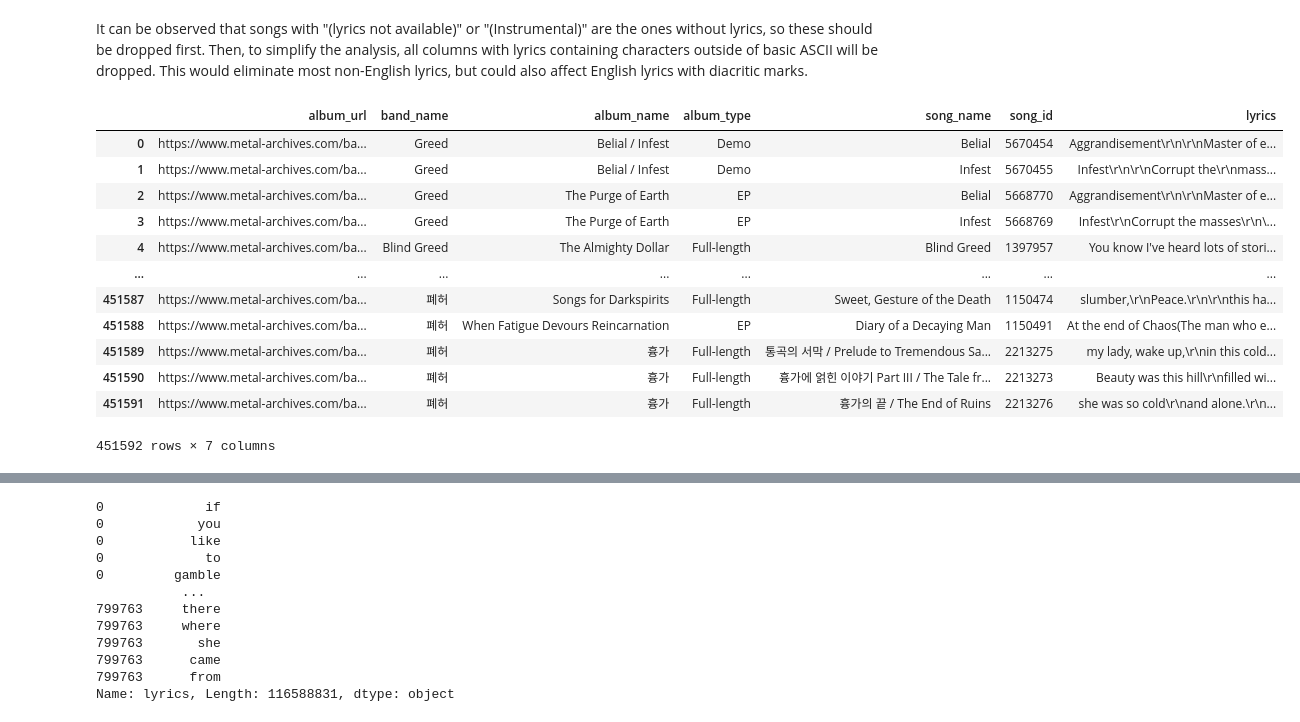
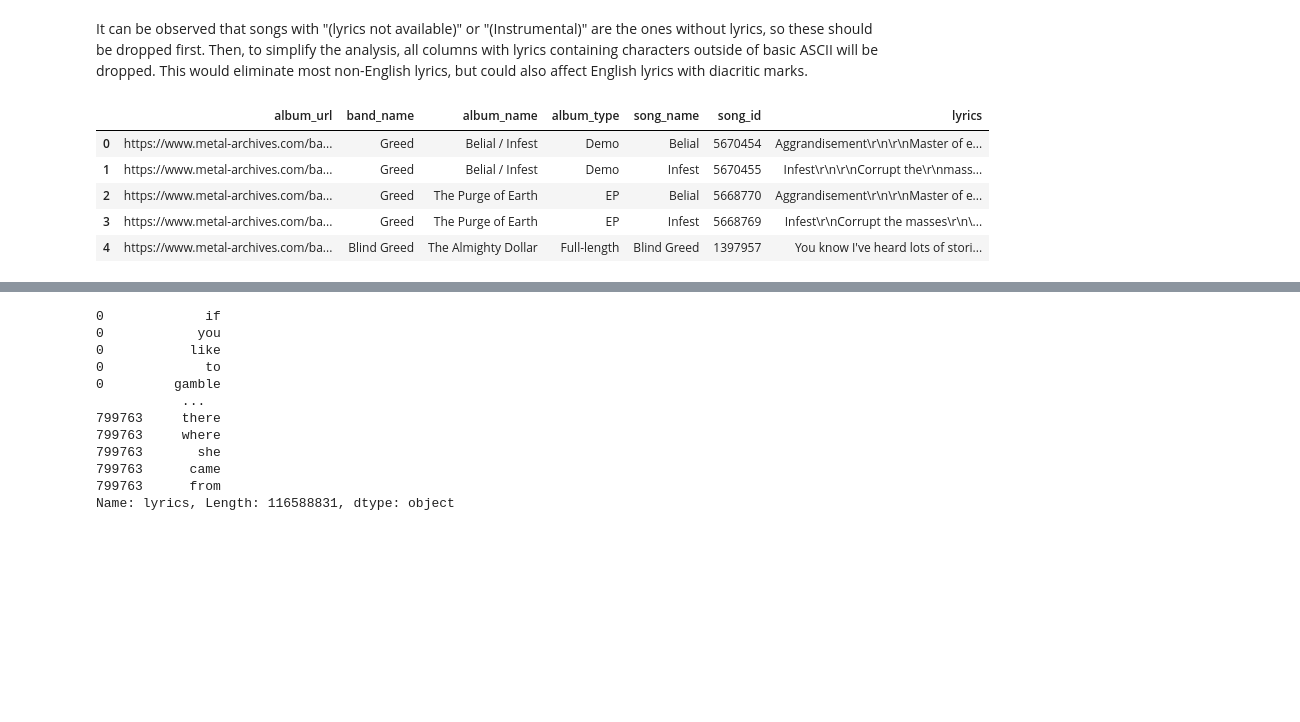
Before and after one commit to theta-lin/stats_102_final, a Jupyter notebook: lyrics_analysis.ipynb, the cells around one changed output, grey strips where cells are left out. Cells and saved outputs as stored; diff of their text form; code cells hidden in the pictures; blank space fills up the shorter version.

```diff
--- a/lyrics_analysis.ipynb
+++ b/lyrics_analysis.ipynb
@@ -9,23 +11,16 @@ It can be observed that songs with "(lyrics not available)" or "(Instrumental)"
 # %%
 songs = songs[  (songs['lyrics'] != '(lyrics not available)')
               & (songs['lyrics'] != '(Instrumental)')
               & ~songs['lyrics'].str.contains('[^\x00-\x7f]')]
 songs = songs.reset_index(drop='True')
-songs
+songs.head()
 # %% [output]
 |  | album_url | band_name | album_name | album_type | song_name | song_id | lyrics |
 | 0 | https://www.metal-archives.com/ba... | Greed | Belial / Infest | Demo | Belial | 5670454 | Aggrandisement\r\n\r\nMaster of e... |
 | 1 | https://www.metal-archives.com/ba... | Greed | Belial / Infest | Demo | Infest | 5670455 | Infest\r\n\r\nCorrupt the\r\nmass... |
 | 2 | https://www.metal-archives.com/ba... | Greed | The Purge of Earth | EP | Belial | 5668770 | Aggrandisement\r\n\r\nMaster of e... |
 | 3 | https://www.metal-archives.com/ba... | Greed | The Purge of Earth | EP | Infest | 5668769 | Infest\r\nCorrupt the masses\r\n\... |
 | 4 | https://www.metal-archives.com/ba... | Blind Greed | The Almighty Dollar | Full-length | Blind Greed | 1397957 | You know I've heard lots of stori... |
-| ... | ... | ... | ... | ... | ... | ... | ... |
-| 451587 | https://www.metal-archives.com/ba... | 폐허 | Songs for Darkspirits | Full-length | Sweet, Gesture of the Death | 1150474 | slumber,\r\nPeace.\r\n\r\nthis ha... |
-| 451588 | https://www.metal-archives.com/ba... | 폐허 | When Fatigue Devours Reincarnation | EP | Diary of a Decaying Man | 1150491 | At the end of Chaos(The man who e... |
-| 451589 | https://www.metal-archives.com/ba... | 폐허 | 흉가 | Full-length | 통곡의 서막 / Prelude to Tremendous Sa... | 2213275 | my lady, wake up,\r\nin this cold... |
-| 451590 | https://www.metal-archives.com/ba... | 폐허 | 흉가 | Full-length | 흉가에 얽힌 이야기 Part III / The Tale fr... | 2213273 | Beauty was this hill\r\nfilled wi... |
-| 451591 | https://www.metal-archives.com/ba... | 폐허 | 흉가 | Full-length | 흉가의 끝 / The End of Ruins | 2213276 | she was so cold\r\nand alone.\r\n... |
-451592 rows × 7 columns
 # %%
 bands = pd.read_csv('data/ma_bands_data.csv', index_col=0)
 songs = pd.merge(bands, songs, left_on='name', right_on='band_name')
```
Also changed, not shown: parts of 20 cells of this notebook.
